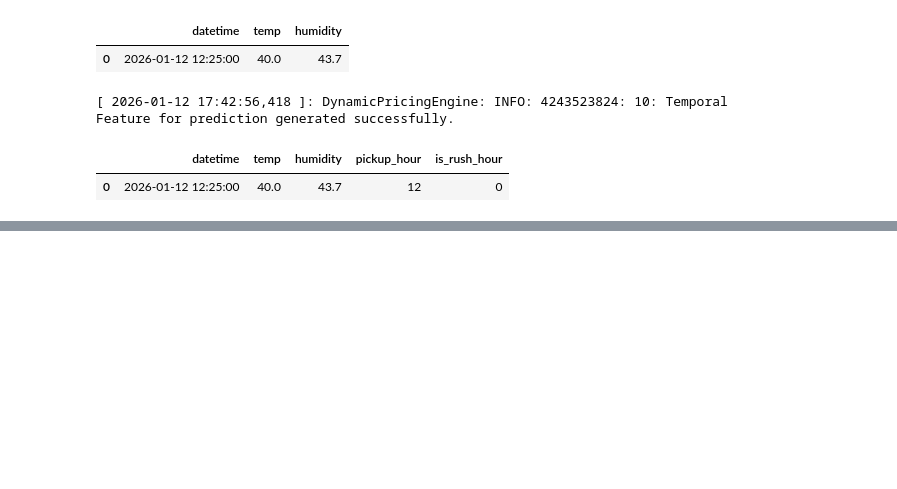
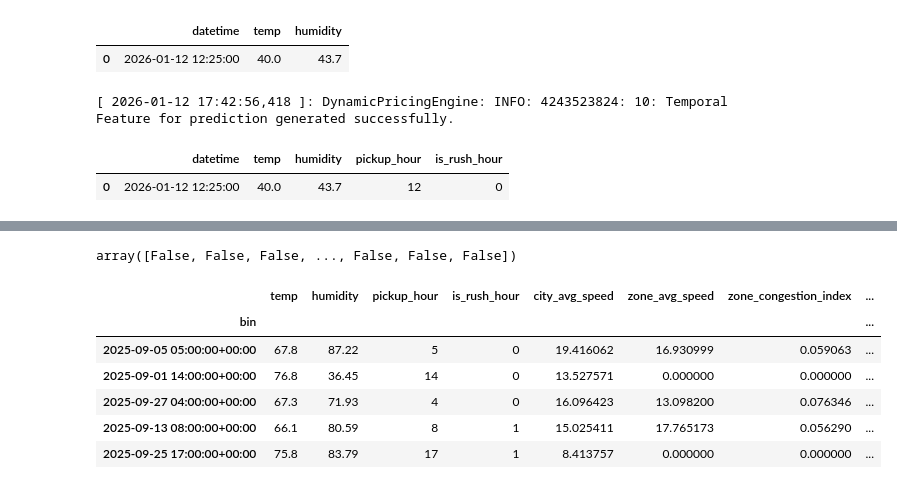
Before and after one commit to manofvalour/Ride_Demand_Prediction, a Jupyter notebook: notebook/research.ipynb, the cells around one changed output, grey strips where cells are left out. Saved outputs shown, nothing was run; the diff lists cells and outputs as text; code cells hidden in the pictures; blank space fills up the shorter version.

```diff
--- a/notebook/research.ipynb
+++ b/notebook/research.ipynb
@@ -1534,0 +1602,2 @@ complete.head()
+# %%
+df = retrieve_engineered_feature()
@@ -1534,0 +1615,14 @@ complete.head()
+# %%
+df.index == '2025-09-02 08:00:00*'n
+# %% [output]
+array([False, False, False, ..., False, False, False])
+# %%
+df.tail()
+# %% [output]
+|  | temp | humidity | pickup_hour | is_rush_hour | city_avg_speed | zone_avg_speed | zone_congestion_index | ... |
+| bin |  |  |  |  |  |  |  | ... |
+| 2025-09-05 05:00:00+00:00 | 67.8 | 87.22 | 5 | 0 | 19.416062 | 16.930999 | 0.059063 | ... |
+| 2025-09-01 14:00:00+00:00 | 76.8 | 36.45 | 14 | 0 | 13.527571 | 0.000000 | 0.000000 | ... |
+| 2025-09-27 04:00:00+00:00 | 67.3 | 71.93 | 4 | 0 | 16.096423 | 13.098200 | 0.076346 | ... |
+| 2025-09-13 08:00:00+00:00 | 66.1 | 80.59 | 8 | 1 | 15.025411 | 17.765173 | 0.056290 | ... |
+| 2025-09-25 17:00:00+00:00 | 75.8 | 83.79 | 17 | 1 | 8.413757 | 0.000000 | 0.000000 | ... |
```
Also changed, not shown: parts of 3 cells of this notebook, 4 other files.
